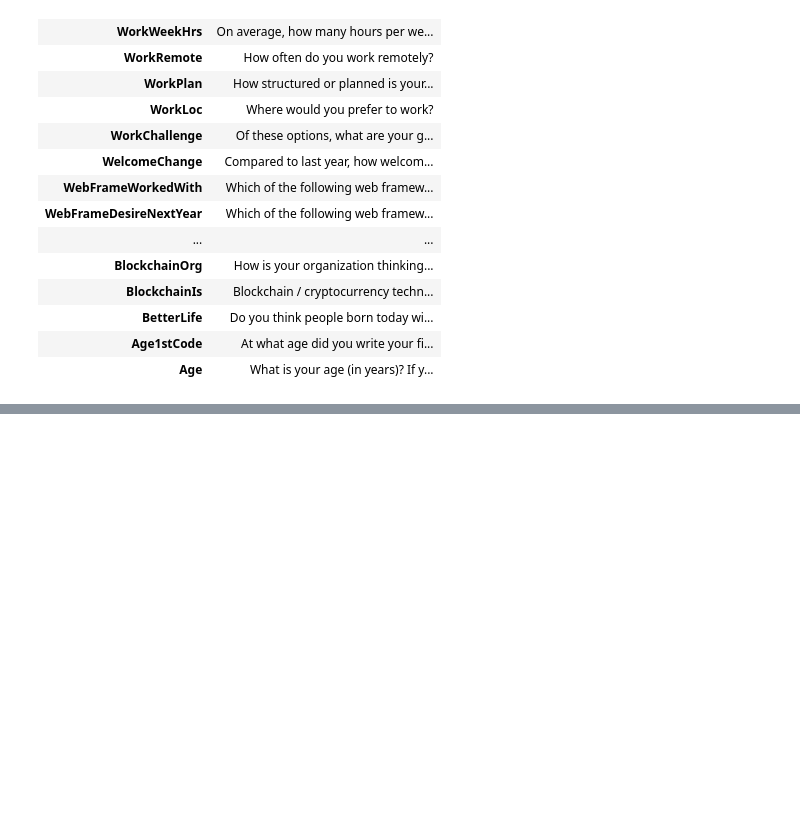
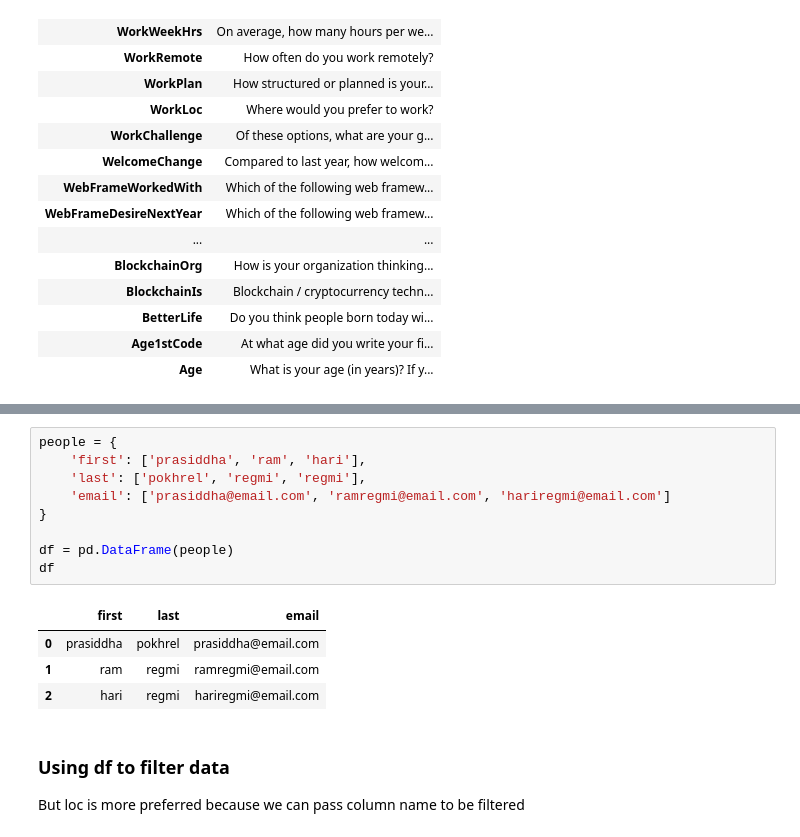
Before and after one commit to pkrlfamous/ML-Python, a Jupyter notebook: Pandas/pandas-practice.ipynb, the cells around one changed output, grey strips where cells are left out. Drawn from its saved outputs; the diff is of its cells as text; blank space fills up the shorter version.

```diff
--- a/Pandas/pandas-practice.ipynb
+++ b/Pandas/pandas-practice.ipynb
@@ -418,0 +423,17 @@ schema_df
+# %%
+people = {
+    'first': ['prasiddha', 'ram', 'hari'],
+    'last': ['pokhrel', 'regmi', 'regmi'],
+    'email': ['prasiddha@email.com', 'ramregmi@email.com', 'hariregmi@email.com']
+}
+
+df = pd.DataFrame(people)
+df
+# %% [output]
+|  | first | last | email |
+| 0 | prasiddha | pokhrel | prasiddha@email.com |
+| 1 | ram | regmi | ramregmi@email.com |
+| 2 | hari | regmi | hariregmi@email.com |
+# %% [markdown]
+### Using df to filter data
+But loc is more preferred because we can pass column name to be filtered
```
Also changed, not shown: parts of 34 cells of this notebook.
